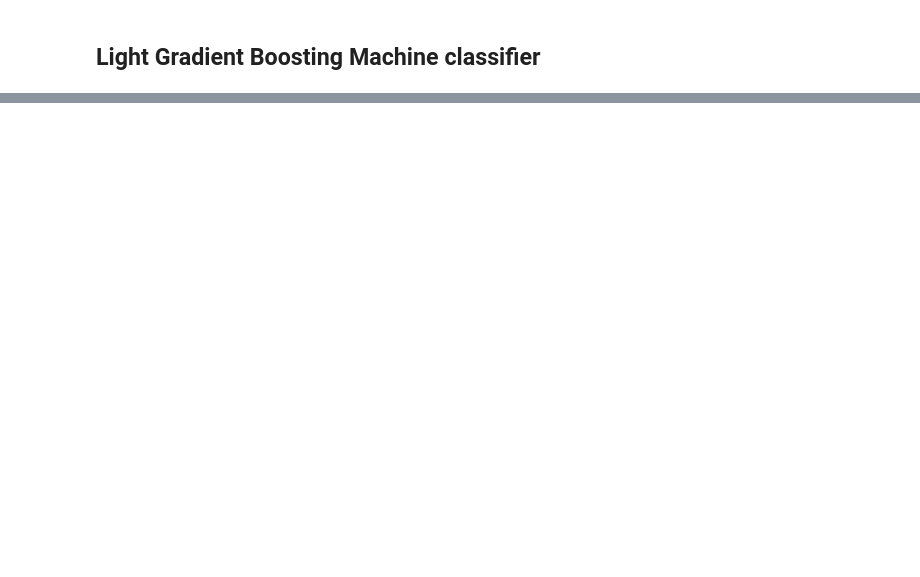
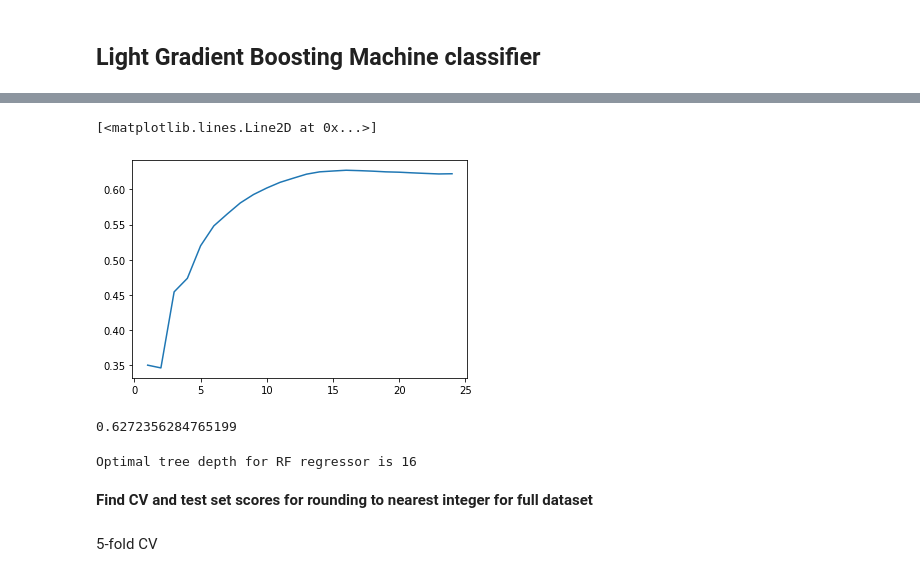
Before and after one commit to nkafwimi/MGT-6203, a Jupyter notebook: salary_prediction_for_software_developers/Notebooks/Modeling_start.ipynb, the cells around one changed output, grey strips where cells are left out. Cells and saved outputs as stored; diff of their text form; code cells hidden in the pictures; blank space fills up the shorter version.

```diff
--- a/salary_prediction_for_software_developers/Notebooks/Modeling_start.ipynb
+++ b/salary_prediction_for_software_developers/Notebooks/Modeling_start.ipynb
@@ -352,0 +443,19 @@ plt.show()
+# %%
+labels = df_salary['compensation'].to_numpy() #continuous for regression
+
+#Split data into train and test datasets
+x_train, x_test, y_train, y_test = train_test_split(data, labels, test_size = 0.2, random_state = 0)
+
+#Randomly sample 20000 data points to work up optimal depth search
+np.random.seed(0)
+sample = np.random.choice(len(x_train), 20000, replace = False)
+x_train = x_train[sample]
+y_train = y_train[sample]
+# %%
+depth_iter = 25
+RF_test_error = []
+for depth in range(1, depth_iter):
+    randomForest_reg = RandomForestRegressor(max_depth = depth, random_state=0).fit(x_train, y_train)
+    randomForest_reg_pred = np.rint(randomForest_reg.predict(x_test))
+    RF_test_error.append(quadratic_weighted_kappa(randomForest_reg_pred, y_test))
+    print('Iteration {} done'.format(depth))
@@ -352,0 +480,18 @@ plt.show()
+# %%
+plt.plot(range(1, depth_iter), RF_test_error)
+# %% [output]
+[<matplotlib.lines.Line2D at 0x...>]
+[figure, added]
+# %%
+opt_depth_RFreg = np.argmax(RF_test_error)
+RF_test_error[opt_depth_RFreg]
+# %% [output]
+0.6272356284765199
+# %%
+print('Optimal tree depth for RF regressor is {}'.format(opt_depth_RFreg+1))
+# %% [output]
+Optimal tree depth for RF regressor is 16
+# %% [markdown]
+**Find CV and test set scores for rounding to nearest integer for full dataset**
+# %% [markdown]
+5-fold CV
```
Also changed, not shown: parts of 44 cells of this notebook.
